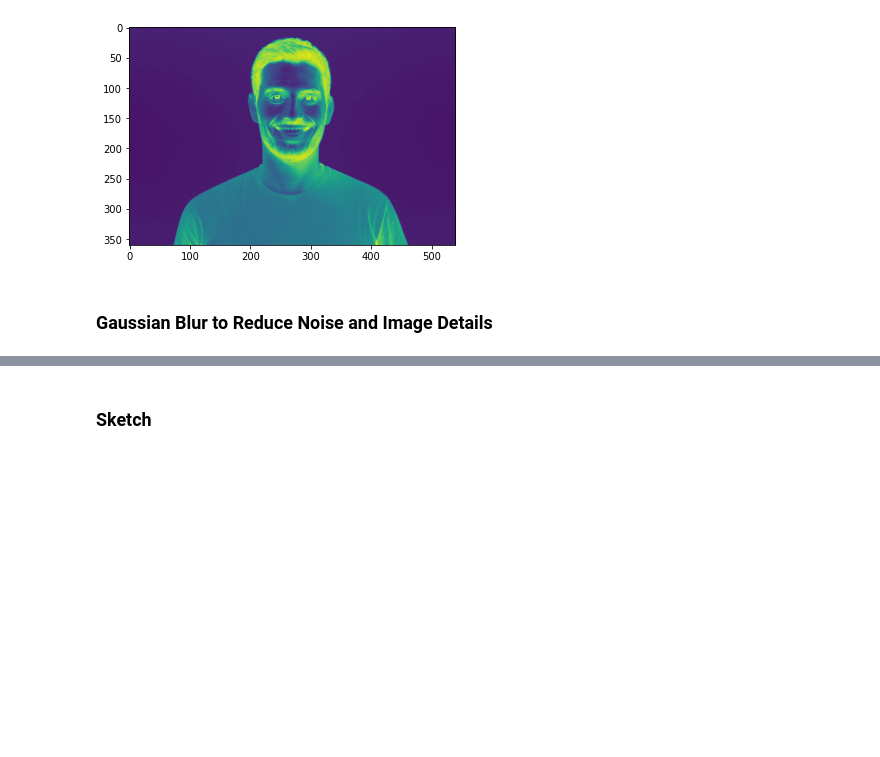
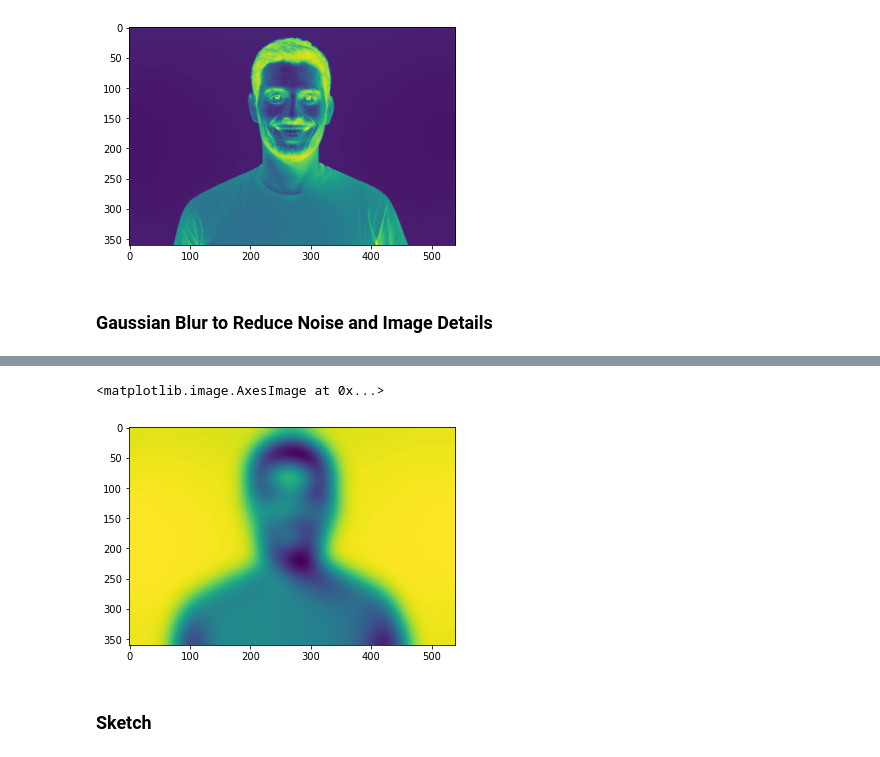
Before and after one commit to Parth442002/pysketch, a Jupyter notebook: Prototype.ipynb, the cells around one changed output, grey strips where cells are left out. Saved outputs shown, nothing was run; the diff lists cells and outputs as text; code cells hidden in the pictures; blank space fills up the shorter version.

```diff
--- a/Prototype.ipynb
+++ b/Prototype.ipynb
@@ -39,6 +49,11 @@ blur_img=cv2.GaussianBlur(invert_img, (111,111),0)
 # %%
 invblur_img=cv2.bitwise_not(blur_img)
 #invblur_img=255-blur_img
+# %%
+plt.imshow(invblur_img)
+# %% [output]
+<matplotlib.image.AxesImage at 0x...>
+[figure, added]
 # %% [markdown]
 ### Sketch
 # %%
```
Also changed, not shown: parts of 7 cells of this notebook, 2 other files.
